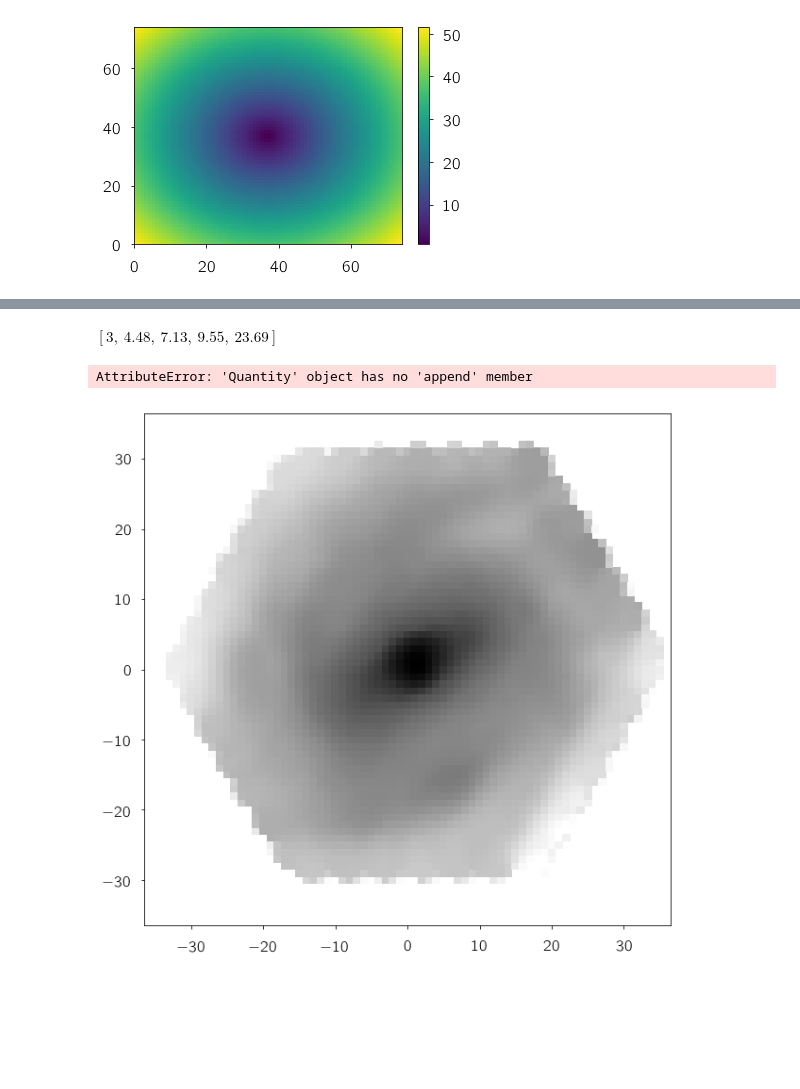
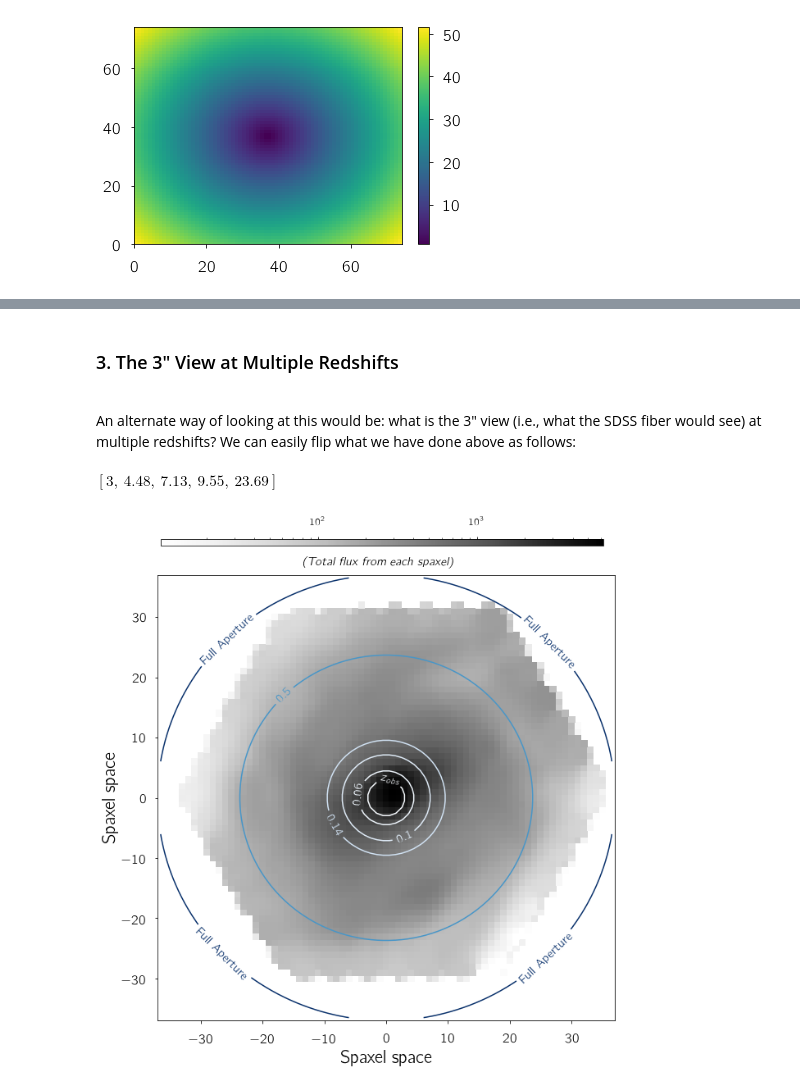
Before and after one commit to nityamd/aperture_effects, a Jupyter notebook: Aperture_Effects.ipynb, the cells around one changed output, grey strips where cells are left out. Cells and saved outputs as stored; diff of their text form; code cells hidden in the pictures; blank space fills up the shorter version.

```diff
--- a/Aperture_Effects.ipynb
+++ b/Aperture_Effects.ipynb
@@ -68,0 +70,7 @@ Row index=False
+# %%
+drpall = Table.read('../fits_files/drpall-v2_5_3.fits')
+drpall.add_index('plateifu')
+drpall.loc['9890-12702']
+
+drp_logcube = fits.open('../fits_files/manga-9890-12702-LOGCUBE.fits')
+drpall['plateifu'=='9890-12702']
@@ -114,0 +134,5 @@ ting = ([[tsum(drp_logcube2['WAVE'].data, drp_logcube2['FLUX'].data[:,i,j])
+# %%
+#Dimensions of the datacube
+NL, NY, NX = drp_logcube['FLUX'].data.shape
+flux = np.array([[tsum(drp_logcube['WAVE'].data, drp_logcube['FLUX'].data[:,i,j])
+          for j in range(NY)] for i in range(NX)])
@@ -125,8 +156,6 @@ plt.show()
 # %%
-tings = np.ravel(ting)
-print(len(tings[tings<=1]))
-ting = np.array(ting)
-number = np.ma.array(ting, mask = ting <= 10)
+#A handful of spaxels have little to no signal: removing those!
+number = np.ma.array(flux, mask = flux <= 10)
 
 
 fig, ax = plt.subplots(1, 1, figsize = (10,10))
@@ -151,36 +179,45 @@ plt.show()
 [figure]
+# %% [markdown]
+<h3> 3. The 3" View at Multiple Redshifts </h3>
+<br>
+An alternate way of looking at this would be: what is the 3" view (i.e., what the SDSS fiber would see) at multiple redshifts? We can easily flip what we have done above as follows:
 # %%
+#Defining the "radius" at new redshifts; Quick reminder that this particular galaxy is at z_obs of 0.0392;
+z_obs = 0.0392
+
+#Using astropy to get the "comoving distance" at relevant redshifts!
+
 def rad(z_new):
     r = (3*(1+0.0392)*cosmo.comoving_distance(z_new)
-        )/((1+z_new)*cosmo.comoving_distance(0.0392))
+        )/((1+z_new)*cosmo.comoving_distance(z_obs))
     return r
 
-radii = np.round(rad(np.array([0.0392,0.06,0.1,0.14, 0.5])),decimals = 2)
+#Redshifts we are interested in:
+radii = np.round(rad(np.array([z_obs,0.06,0.1,0.14, 0.5])),decimals = 2)
 radii
 # %% [output]
 $[3,~4.48,~7.13,~9.55,~23.69] \; \mathrm{}$
 # %%
 fig, ax = plt.subplots(1, 1, figsize = (10,10))
 cs1 = ax.pcolormesh(x_ax,x_ax,number,norm = colors.LogNorm(), cmap = plt.cm.Greys)
 l = np.append(radii,37)
 cs2 = ax.contour(x_ax,x_ax,s, levels = l, cmap = plt.cm.Blues)
 fmt = {}
-strs = [r'$z$', '0.06','0.1','0.14','0.5','Full Aperture']
+strs = [r'$z_{obs}$', '0.06','0.1','0.14','0.5','Full Aperture']
 for l,t in zip(cs2.levels, strs ):
     fmt[l] = t
 plt.clabel(cs2, fontsize = 15, fmt = fmt)
 plt.xlim(-37,37)
 plt.ylim(-37,37)
 plt.xlabel('Spaxel space')
 plt.ylabel('Spaxel space')
 cbar_ax = fig.add_axes([0.13, 0.93, 0.75, 0.01])
 cb = fig.colorbar(cs1,orientation = 'horizontal', cax=cbar_ax)
 cb.ax.xaxis.set_ticks_position('top')
 cb.ax.tick_params(labelsize=13)
 fig.text(0.5, 0.9, r'\textit{(Total flux from each spaxel)}',
          ha='center', va='center', fontsize = 15)
-plt.savefig('/Users/Nitya/Desktop/gal_aperture_redshifts.pdf')
+plt.savefig('images/gal_aperture_redshifts.png')
 plt.show()
 # %% [output]
-AttributeError: 'Quantity' object has no 'append' member
-[figure, old version]
+[figure, new version]
```
Also changed, not shown: parts of 19 cells of this notebook, 3 other files.
